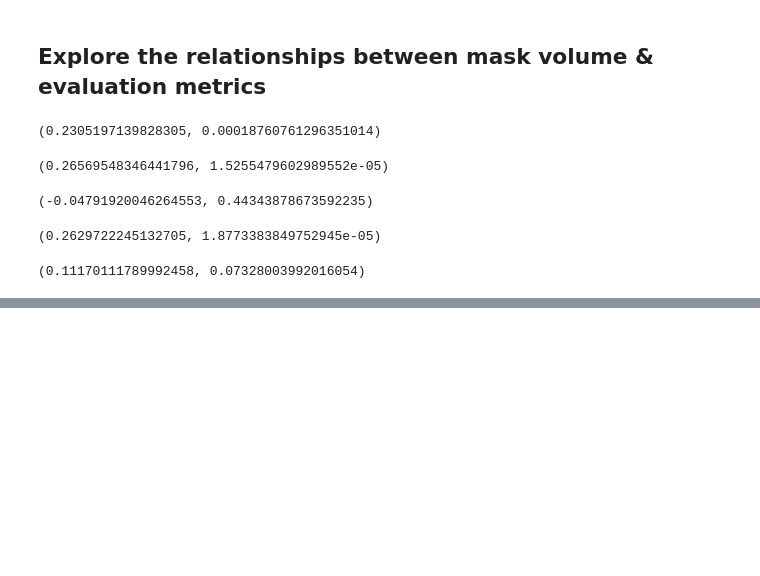
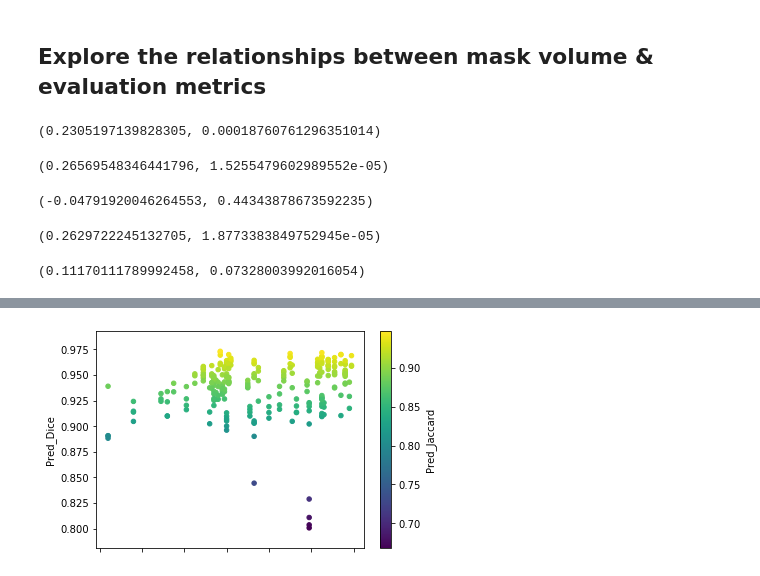
Before and after one commit to saigerutherford/fetal-code, a Jupyter notebook: figures/MedPy_Metrics.ipynb, the cells around one changed output, grey strips where cells are left out. Saved outputs shown, nothing was run; the diff lists cells and outputs as text; code cells hidden in the pictures; blank space fills up the shorter version.

```diff
--- a/figures/MedPy_Metrics.ipynb
+++ b/figures/MedPy_Metrics.ipynb
@@ -333,0 +440,7 @@ stats.pearsonr(testmerge['MaskVolume'], testmerge['Pred_Specificity'])
+# %%
+ax2 = age_metrics.plot.scatter(x='Age',
+...                       y='Pred_Dice',
+...                       c='Pred_Jaccard',
+...                       colormap='viridis')
+# %% [output]
+[figure, added]
```
Also changed, not shown: parts of 17 cells of this notebook, 16 other files.
